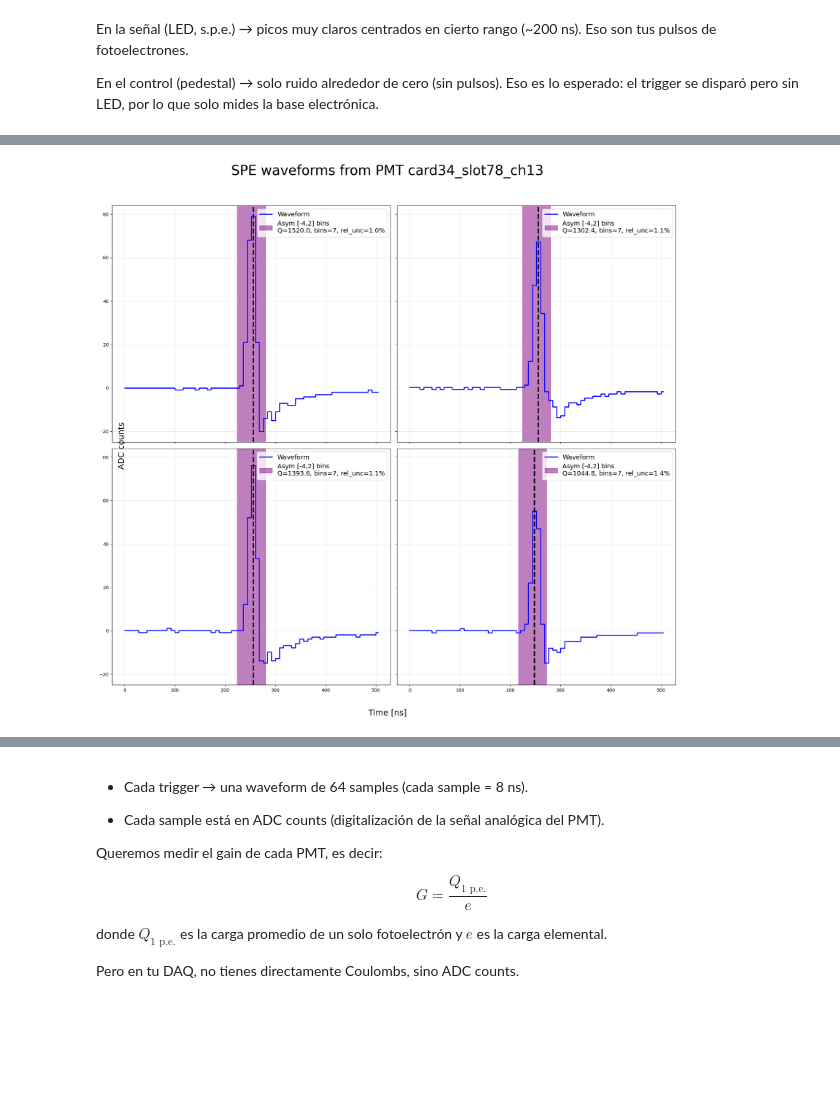
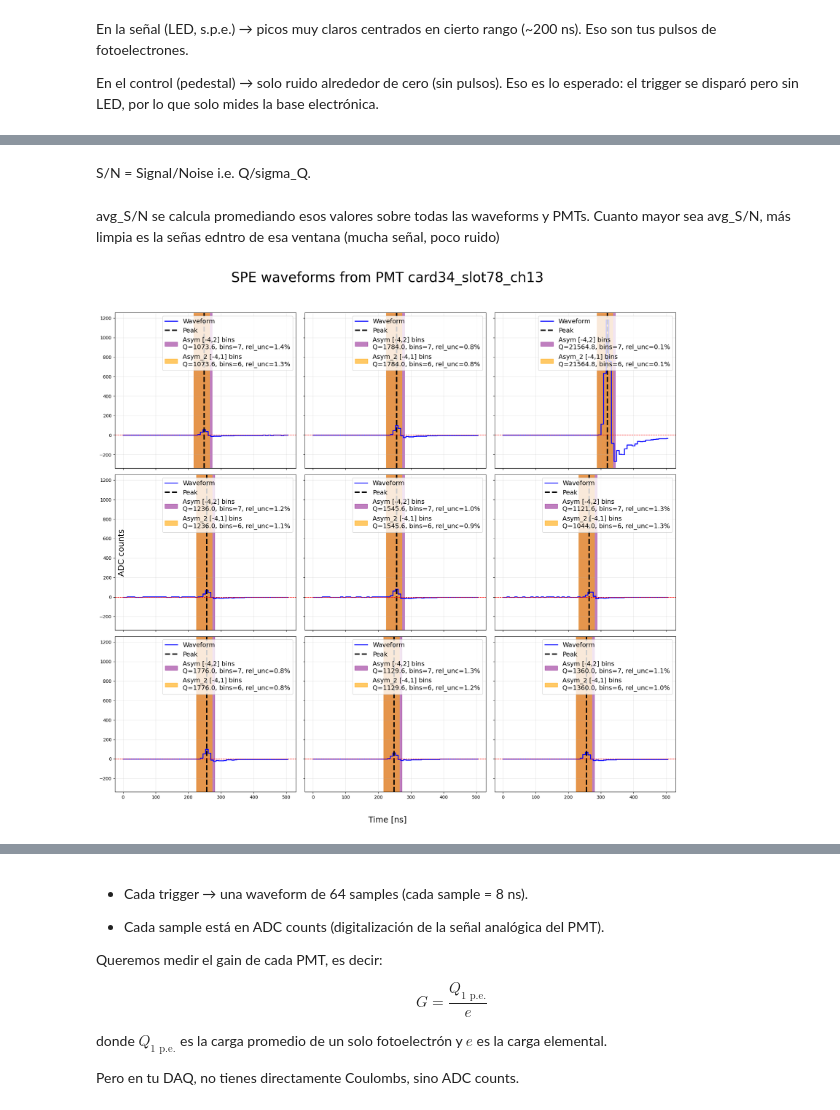
Before and after one commit to elenaramos44/WCTE-DataAnalysis-PIDcuts, a Jupyter notebook: MCDataComperison/CALIBRATION.ipynb, the cells around one changed output, grey strips where cells are left out. Cells and saved outputs as stored; diff of their text form; code cells hidden in the pictures; blank space fills up the shorter version.

```diff
--- a/MCDataComperison/CALIBRATION.ipynb
+++ b/MCDataComperison/CALIBRATION.ipynb
@@ -458,4 +531,13 @@ pmt_label = f"card{card_id}_slot{slot_id}_ch{channel_id}"
+# %% [markdown]
+S/N = Signal/Noise i.e. Q/sigma_Q.
+# %% [markdown]
+avg_S/N se calcula promediando esos valores sobre todas las waveforms y PMTs. Cuanto mayor sea avg_S/N, más limpia es la señas edntro de esa ventana (mucha señal, poco ruido)
 # %%
+card_id = 34
+slot_id = 78
+channel_id = 13
+
+pmt_label = f"card{card_id}_slot{slot_id}_ch{channel_id}"
 
 bin_width = 8.0  # 8 ns per sample/bin
 
@@ -469,12 +551,12 @@ control_waveforms = control_data["waveforms"]
 time_axis = np.arange(signal_waveforms.shape[1]) * bin_width
 
 asym_window = (-4, +2)
-#asym_window_2 = (-3, +2)
+asym_window_2 = (-4, +1)
 
 # Noise estimation (from pedestal run or RMS of baseline in signal run)
 sigma_sample = np.std(control_waveforms[:, :20])  # adjust baseline region if needed
 
-n_rows, n_cols = 2,2
+n_rows, n_cols = 3,3
 n_waveforms = n_rows * n_cols
 threshold = 50  # ADC counts
 
@@ -489,45 +571,46 @@ for ax, idx in zip(axes.flat, indices):
     wf = signal_waveforms[idx]
     peak_idx = int(np.argmax(wf))
 
     # Asymmetric window
     start_asym = max(0, peak_idx + asym_window[0])
     end_asym   = min(len(wf), peak_idx + asym_window[1] + 1)
     bins_asym = end_asym - start_asym
     Q_asym = np.sum(np.clip(wf[start_asym:end_asym], 0, None)) * bin_width
     sigma_Q_asym = np.sqrt(bins_asym) * sigma_sample * bin_width
     rel_unc_asym = sigma_Q_asym / Q_asym * 100 if Q_asym > 0 else np.nan
 
     # Asymmetric window 2 (optional)
-    #start_asym_2 = max(0, peak_idx + asym_window_2[0])
-    #end_asym_2   = min(len(wf), peak_idx + asym_window_2[1] + 1)
-    #bins_asym_2 = end_asym_2 - start_asym_2
-    #Q_asym_2 = np.sum(np.clip(wf[start_asym_2:end_asym_2], 0, None)) * bin_width
-    #sigma_Q_asym_2 = np.sqrt(bins_asym_2) * sigma_sample * bin_width
-    #rel_unc_asym_2 = sigma_Q_asym_2 / Q_asym_2 * 100 if Q_asym_2 > 0 else np.nan
+    start_asym_2 = max(0, peak_idx + asym_window_2[0])
+    end_asym_2   = min(len(wf), peak_idx + asym_window_2[1] + 1)
+    bins_asym_2 = end_asym_2 - start_asym_2
+    Q_asym_2 = np.sum(np.clip(wf[start_asym_2:end_asym_2], 0, None)) * bin_width
+    sigma_Q_asym_2 = np.sqrt(bins_asym_2) * sigma_sample * bin_width
+    rel_unc_asym_2 = sigma_Q_asym_2 / Q_asym_2 * 100 if Q_asym_2 > 0 else np.nan
 
     ax.plot(time_axis, wf, drawstyle="steps-mid", lw=2, color="blue", label="Waveform")
-    ax.axvline(peak_idx * bin_width, color="k", linestyle="--", lw=3)
+    ax.axvline(peak_idx * bin_width, color="k", linestyle="--", lw=3, label="Peak")
 
     ax.axvspan(time_axis[start_asym], time_axis[end_asym-1] + bin_width,
                alpha=0.5, color="purple", label=(
                    f"Asym [{asym_window[0]},{asym_window[1]}] bins\n"
                    f"Q={Q_asym:.1f}, bins={bins_asym}, rel_unc={rel_unc_asym:.1f}%"))
+    ax.axhline(0, color="red", linestyle = "--", lw=1)
 
-    #ax.axvspan(time_axis[start_asym_2], time_axis[end_asym_2-1] + bin_width,
-    #           alpha=0.6, color="orange", label=(
-    #               f"Asym_2 [{asym_window_2[0]},{asym_window_2[1]}] bins\n"
-    #               f"Q={Q_asym_2:.1f}, bins={bins_asym_2}, rel_unc={rel_unc_asym_2:.1f}%"))
+    ax.axvspan(time_axis[start_asym_2], time_axis[end_asym_2-1] + bin_width,
+               alpha=0.6, color="orange", label=(
+                   f"Asym_2 [{asym_window_2[0]},{asym_window_2[1]}] bins\n"
+                   f"Q={Q_asym_2:.1f}, bins={bins_asym_2}, rel_unc={rel_unc_asym_2:.1f}%"))
 
     ax.legend(fontsize=14, loc="upper right")
     ax.grid(alpha=0.3)
 
 fig.text(0.5, 0.04, "Time [ns]", ha="center", fontsize=18)
 fig.text(0.04, 0.5, "ADC counts", va="center", rotation="vertical", fontsize=18)
 fig.suptitle(f"SPE waveforms from PMT {pmt_label}", fontsize=30)
 plt.tight_layout(rect=[0, 0.07, 1, 0.95])
 plt.show()
 # %% [output]
-[figure, old version]
+[figure, new version]
 # %%
 import numpy as np
 import matplotlib.pyplot as plt
```
Also changed, not shown: parts of 33 cells of this notebook, 1 other file.
